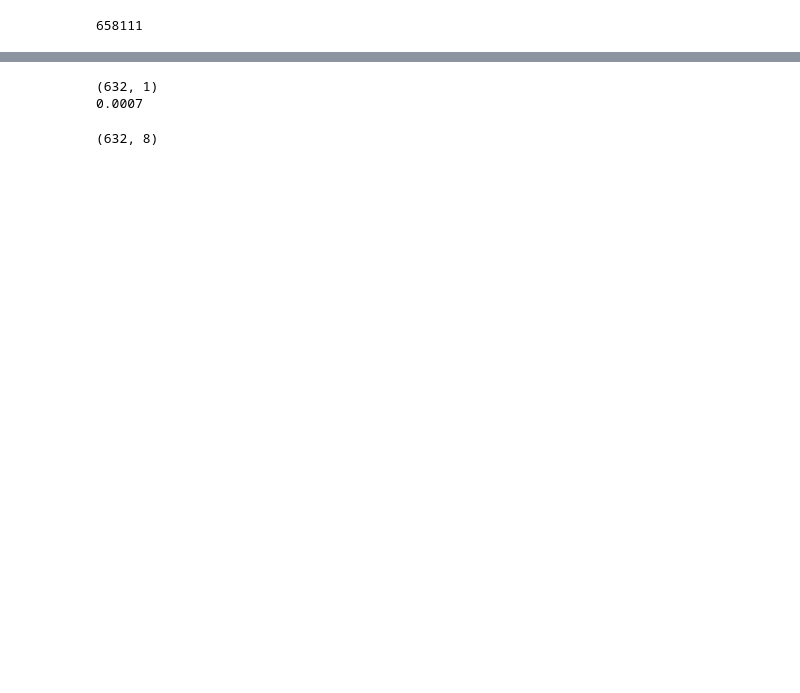
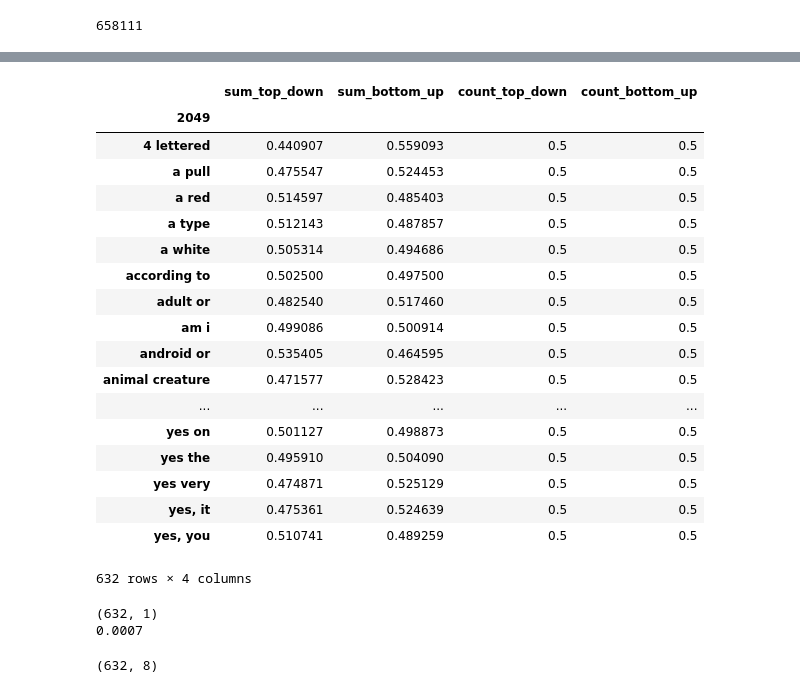
Before and after one commit to bcsaldias/VQA-analysis, a Jupyter notebook: visualization/04-question-type-activations-tables.ipynb, the cells around one changed output, grey strips where cells are left out. Drawn from its saved outputs; the diff is of its cells as text; code cells hidden in the pictures; blank space fills up the shorter version.

```diff
--- a/visualization/04-question-type-activations-tables.ipynb
+++ b/visualization/04-question-type-activations-tables.ipynb
@@ -12,3 +14,6 @@ data_val = pd.read_csv('./data/{}_q_types_features_val.csv'.format(scenario), he
 data = pd.concat([data_train, data_val])
 del data_train
 del data_val
+# %%
+data[2048] = data[2048].astype(int)
+data.sort_values(by=2048, inplace=True)
@@ -15,22 +55,6 @@ del data_val
 # %%
-labels_train = pd.read_csv('./data/predictions_{}_train'.format(scenario), header=None).values[:,0]
-labels_val = pd.read_csv('./data/predictions_{}_val'.format(scenario), header=None).values[:,0]
-labels = labels_train.tolist() + labels_val.tolist()
-data['my_acc'] = labels
-
-details_train = pd.read_csv('./data/predictions_details_{}_train'.format(scenario), header=None).values
-details_val = pd.read_csv('./data/predictions_details_{}_val'.format(scenario), header=None).values
-predicted = details_train[:,0].tolist() + details_val[:,0].tolist()
-target = details_train[:,1].tolist() + details_val[:,1].tolist()
-data['my_predicted'] = predicted
-data['my_target'] = target
-
-details_train = pd.read_csv('./data/predictions_details_base_{}_train'.format(scenario), header=None).values
-details_val = pd.read_csv('./data/predictions_details_base_{}_val'.format(scenario), header=None).values
-predicted = details_train[:,0].tolist() + details_val[:,0].tolist()
-target = details_train[:,1].tolist() + details_val[:,1].tolist()
-data['base_predicted'] = predicted
-data['base_target'] = target
-
-
-assert labels_train.shape[0] + labels_val.shape[0] == len(labels)
+#labels_train = pd.read_csv('./data/predictions_{}_train'.format(scenario), header=None).values[:,0]
+#labels_val = pd.read_csv('./data/predictions_{}_val'.format(scenario), header=None).values[:,0]
+#labels = labels_train.tolist() + labels_val.tolist()
+#data['my_acc'] = labels
+#assert labels_train.shape[0] + labels_val.shape[0] == len(labels)
@@ -40,0 +71,3 @@ assert labels_train.shape[0] + labels_val.shape[0] == len(labels)
+# %%
+data['sum_top_down'] = data[top_down].sum(1)
+data['sum_bottom_up'] = data[bottom_up].sum(1)
@@ -55,7 +92,7 @@ data.shape
 # %%
 # column 2048 -> query type
-_sum = data.groupby(2048).sum().round(1)
-count = data.groupby(2048).count()
+_sum = data.groupby(2049).sum().round(1)
+count = data.groupby(2049).count()
 
 activations_sum = pd.concat([pd.DataFrame(_sum[top_down].sum(1), columns=['sum_top_down']),
                            pd.DataFrame(_sum[bottom_up].sum(1), columns=['sum_bottom_up'])], 1)
@@ -68,6 +105,28 @@ _sum = (activations_count.count_top_down + activations_count.count_bottom_up).va
 activations_count = activations_count/np.array([_sum, _sum]).T
 
 summary = pd.concat([activations_sum, activations_count], 1)
+# %%
+summary
+# %% [output]
+|  | sum_top_down | sum_bottom_up | count_top_down | count_bottom_up |
+| 2049 |  |  |  |  |
+| 4 lettered | 0.440907 | 0.559093 | 0.5 | 0.5 |
+| a pull | 0.475547 | 0.524453 | 0.5 | 0.5 |
+| a red | 0.514597 | 0.485403 | 0.5 | 0.5 |
+| a type | 0.512143 | 0.487857 | 0.5 | 0.5 |
+| a white | 0.505314 | 0.494686 | 0.5 | 0.5 |
+| according to | 0.502500 | 0.497500 | 0.5 | 0.5 |
+| adult or | 0.482540 | 0.517460 | 0.5 | 0.5 |
+| am i | 0.499086 | 0.500914 | 0.5 | 0.5 |
+| android or | 0.535405 | 0.464595 | 0.5 | 0.5 |
+| animal creature | 0.471577 | 0.528423 | 0.5 | 0.5 |
+| ... | ... | ... | ... | ... |
+| yes on | 0.501127 | 0.498873 | 0.5 | 0.5 |
+| yes the | 0.495910 | 0.504090 | 0.5 | 0.5 |
+| yes very | 0.474871 | 0.525129 | 0.5 | 0.5 |
+| yes, it | 0.475361 | 0.524639 | 0.5 | 0.5 |
+| yes, you | 0.510741 | 0.489259 | 0.5 | 0.5 |
+632 rows × 4 columns
 # %%
 #p = 1.5 #90%
 
```
Also changed, not shown: parts of 16 cells of this notebook, 8 other files.
